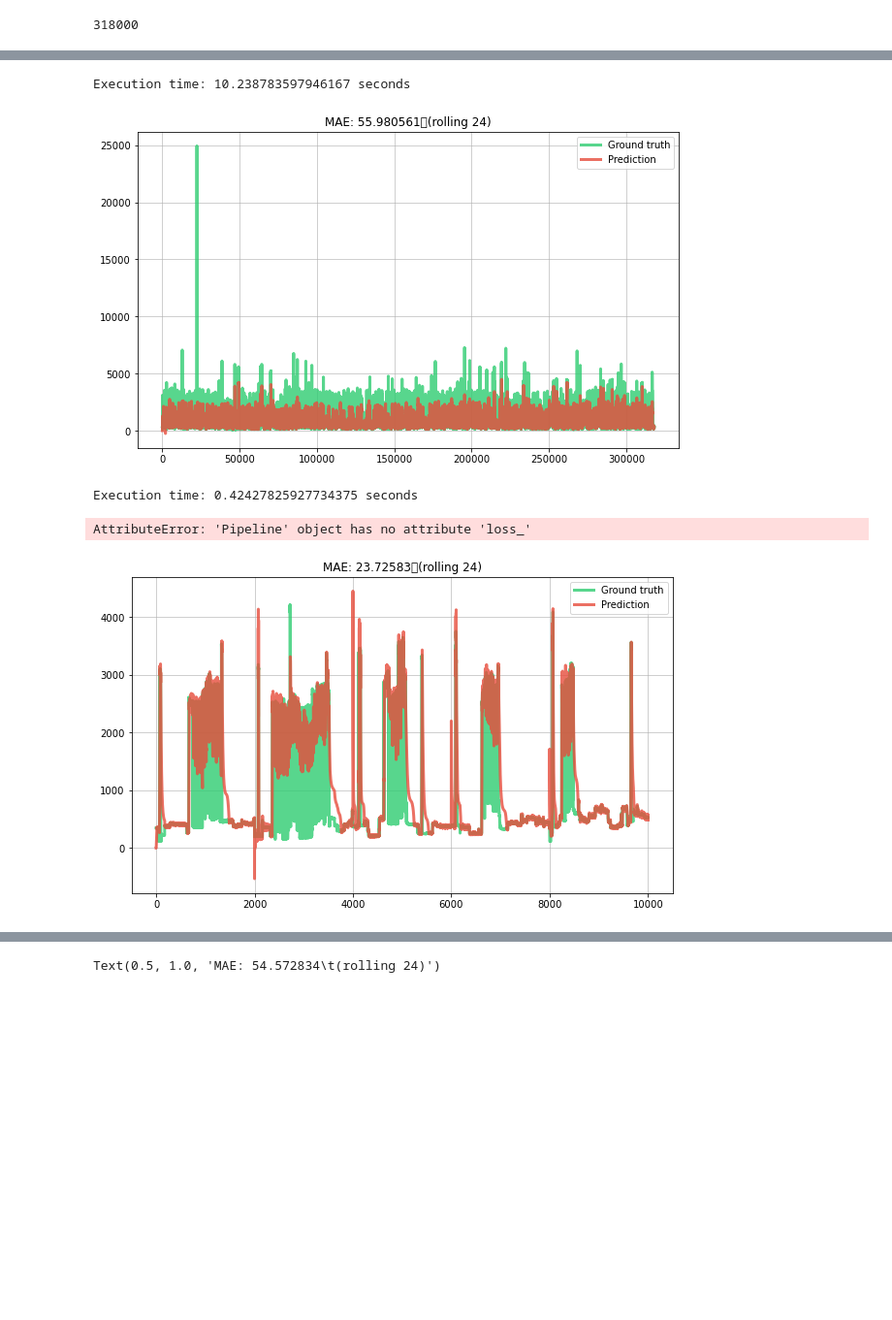
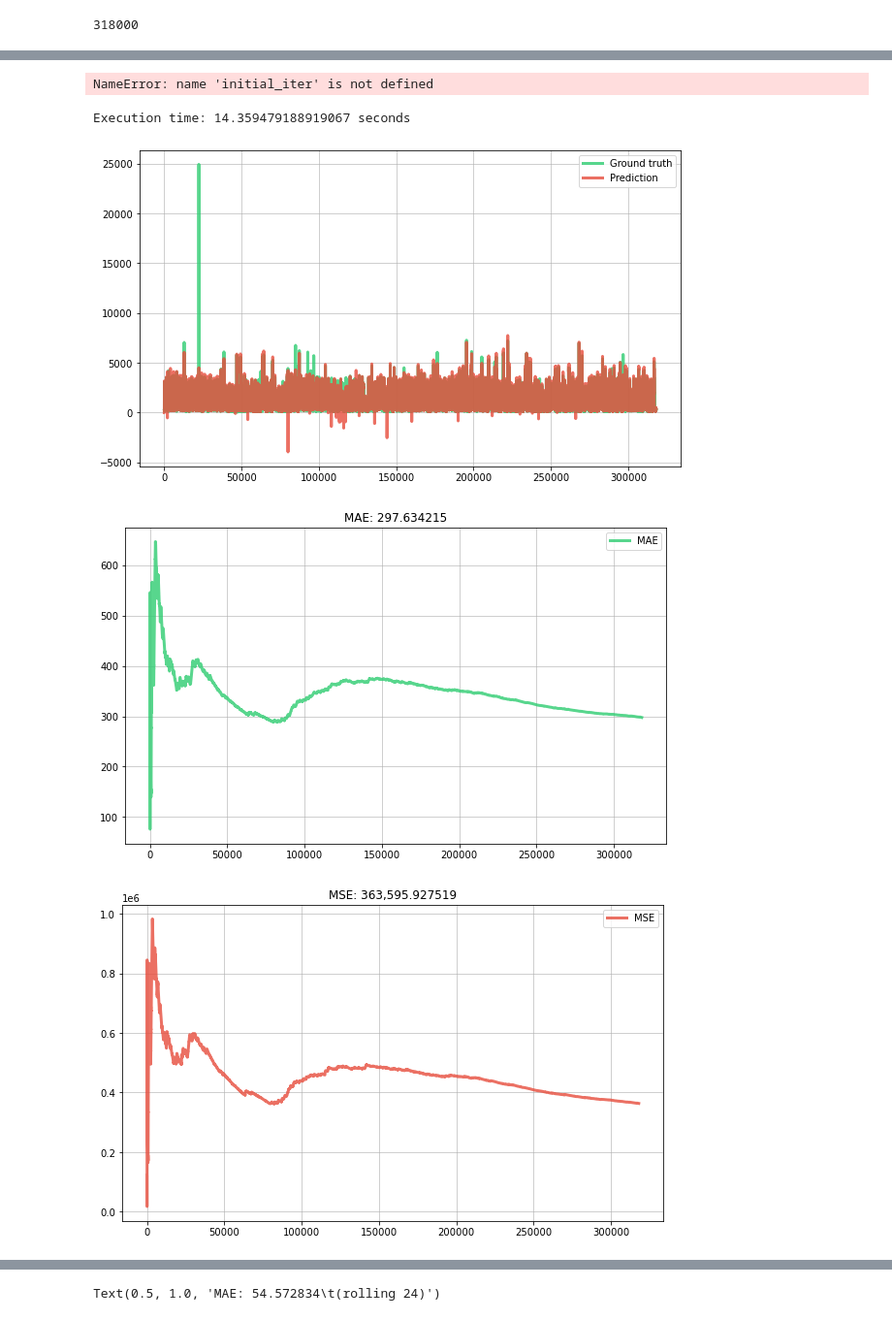
Before and after one commit to giodefa96/Script_Tesi_new, a Jupyter notebook: Script/DatiTesi/PowerConsuptionsHouse.ipynb, the cells around one changed output, grey strips where cells are left out. Shown at 97% size. Cells and saved outputs as stored; diff of their text form; code cells hidden in the pictures; blank space fills up the shorter version.

```diff
--- a/Script/DatiTesi/PowerConsuptionsHouse.ipynb
+++ b/Script/DatiTesi/PowerConsuptionsHouse.ipynb
@@ -223,11 +223,14 @@ Prediction: 301.08028
 from river import metrics
 import matplotlib.pyplot as plt
 
-metric = metrics.Rolling(metrics.MAE(), 24)
+metric_mae = metrics.MAE()
+metric_mse = metrics.MSE()
 
 dates = []
 y_trues = []
 y_preds = []
+metrics_MAE = []
+metrics_MSE = []
 
 X_y = initial_iter()
 
@@ -246,7 +249,10 @@ for i in tqdm(range(0,318000)):  #8496
        model.learn_one(x, y)
 
        # Update the error metric
-       metric.update(y, y_pred)
+       metric_mae.update(y, y_pred)
+       metric_mse.update(y, y_pred)
+       metrics_MAE.append(metric_mae.get())
+       metrics_MSE.append(metric_mse.get())
 
        # Store the true value and the prediction
        dates.append(i)
@@ -288,29 +294,42 @@ ax.grid(alpha=0.75)
 ax.plot(dates, y_trues, lw=3, color='#2ecc71', alpha=0.8, label='Ground truth')
 ax.plot(dates, y_preds, lw=3, color='#e74c3c', alpha=0.8, label='Prediction')
 ax.legend()
-ax.set_title(metric)
 
+fig, ax = plt.subplots(figsize=(10, 6))
+ax.grid(alpha=0.75)
+ax.plot(dates, metrics_MAE, lw=3, color='#2ecc71', alpha=0.8, label='MAE')
+ax.legend()
+ax.set_title(metric_mae)
+
+
+fig, ax = plt.subplots(figsize=(10, 6))
+ax.grid(alpha=0.75)
+ax.plot(dates, metrics_MSE, lw=3, color='#e74c3c', alpha=0.8, label='MSE')
+ax.legend()
+ax.set_title(metric_mse)
 # get the execution time
 elapsed_time = et - st
 print('Execution time:', elapsed_time, 'seconds')
 # %% [output]
-Execution time: 10.238783597946167 seconds
+NameError: name 'initial_iter' is not defined
-[figure, removed]
 # %%
 from river import metrics
 import matplotlib.pyplot as plt
 
-metric = metrics.Rolling(metrics.MAE(), 24)
+metric_mae = metrics.MAE()
+metric_mse = metrics.MSE()
 
 dates = []
 y_trues = []
 y_preds = []
+metrics_MAE = []
+metrics_MSE = []
 
 X_y = initial_iter()
 
 model = compose.Select( 'Count_days','Tick')
 model |= preprocessing.StandardScaler()
-model |= linear_model.PARegressor.(
+model |= linear_model.PARegressor(
        C=0.01,
        mode=2,
        eps=0.1,
@@ -322,15 +341,17 @@ model |= linear_model.PARegressor.(
 # get the start time
 st = time.time()
 
-for i in tqdm(range(0,10000)):  #8496
+for i in tqdm(range(0,318000)):  #8496
        x, y = next(X_y)
        # Obtain the prior prediction and update the model in one go
        y_pred = model.predict_one(x)
        model.learn_one(x, y)
 
        # Update the error metric
-       metric.update(y, y_pred)
-
+       metric_mae.update(y, y_pred)
+       metric_mse.update(y, y_pred)
+       metrics_MAE.append(metric_mae.get())
+       metrics_MSE.append(metric_mse.get())
        # Store the true value and the prediction
        dates.append(i)
        y_trues.append(y)
@@ -349,38 +370,51 @@ for i in tqdm(range(0,10000)):  #8496
 #        # Store the true value and the prediction
 #        dates.append(i)
 #        y_trues.append(y)
 #        y_preds.append(y_pred)
 #
 #        if i == 289999:
 #               for i in tqdm(range(290000,318000)):
 #                      x, y = next(X_y)
 #                      y_pred = model.predict_one(x)
 #                      model.learn_one(x, y_pred)
 #                      metric.update(y, y_pred)
 #                      dates.append(i)
 #                      y_trues.append(y)
 #                      y_preds.append(y_pred)
 
 # get the end time
 et = time.time()
 
 
 # Plot the results
 fig, ax = plt.subplots(figsize=(10, 6))
 ax.grid(alpha=0.75)
 ax.plot(dates, y_trues, lw=3, color='#2ecc71', alpha=0.8, label='Ground truth')
 ax.plot(dates, y_preds, lw=3, color='#e74c3c', alpha=0.8, label='Prediction')
 ax.legend()
-ax.set_title(metric)
+
+fig, ax = plt.subplots(figsize=(10, 6))
+ax.grid(alpha=0.75)
+ax.plot(dates, metrics_MAE, lw=3, color='#2ecc71', alpha=0.8, label='MAE')
+ax.legend()
+ax.set_title(metric_mae)
+
+
+fig, ax = plt.subplots(figsize=(10, 6))
+ax.grid(alpha=0.75)
+ax.plot(dates, metrics_MSE, lw=3, color='#e74c3c', alpha=0.8, label='MSE')
+ax.legend()
+ax.set_title(metric_mse)
+
 
 # get the execution time
 elapsed_time = et - st
 print('Execution time:', elapsed_time, 'seconds')
-print(model.loss_)
 # %% [output]
-Execution time: 0.42427825927734375 seconds
+Execution time: 14.359479188919067 seconds
-AttributeError: 'Pipeline' object has no attribute 'loss_'
-[figure, old version]
+[figure, new version]
+[figure, added]
+[figure, added]
 # %%
 from river import metrics
 import matplotlib.pyplot as plt
```
Also changed, not shown: parts of 2 cells of this notebook, 1 other file.
